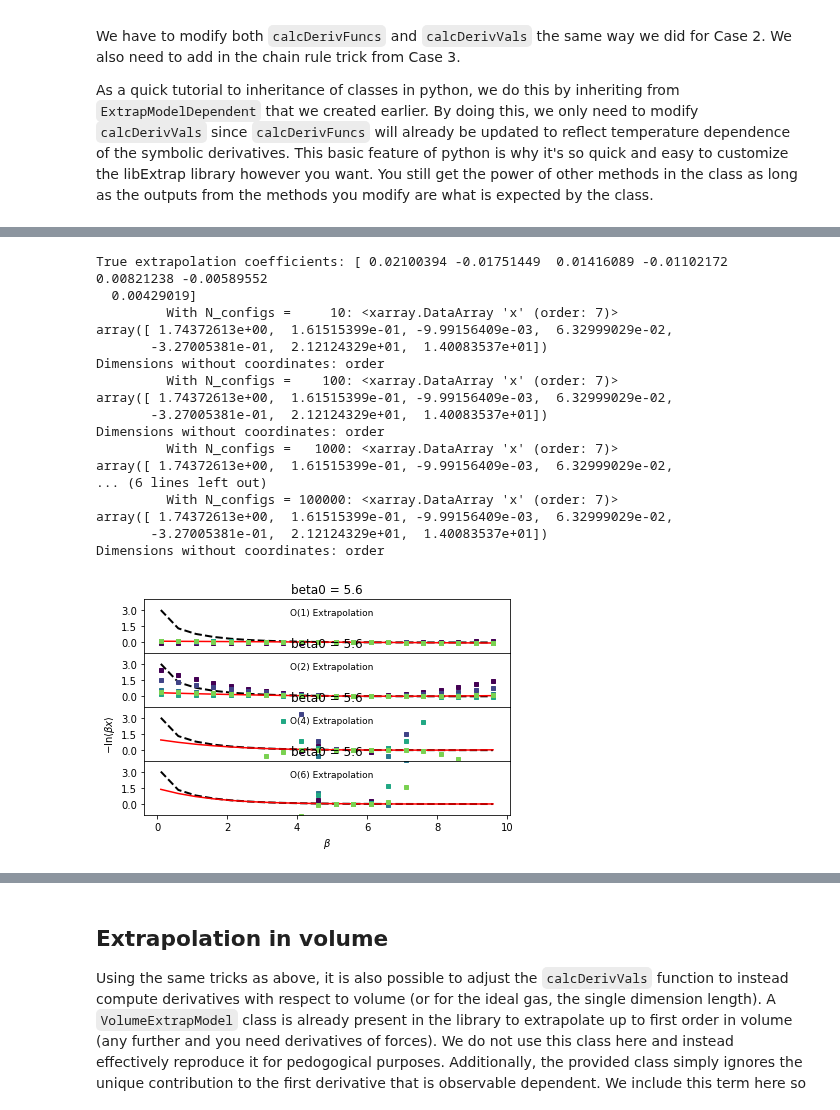
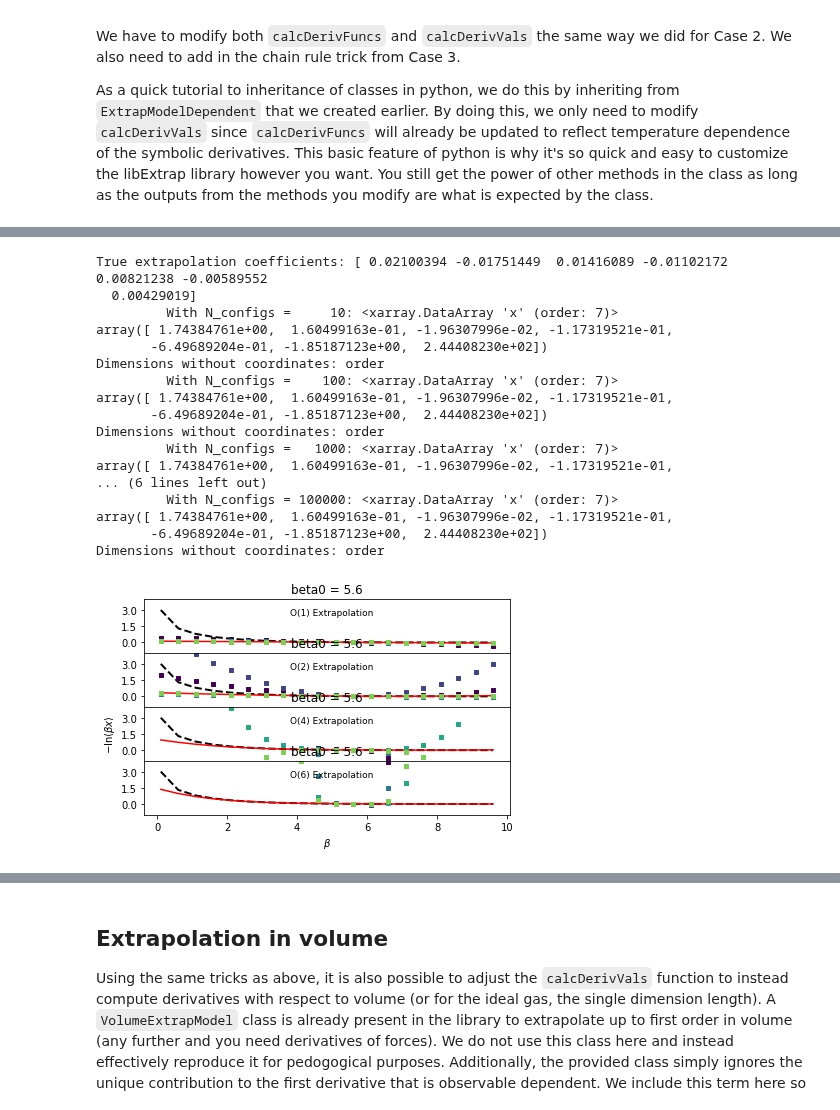
Before and after one commit to usnistgov/thermoextrap-archive, a Jupyter notebook: Ideal_Gas_Example_new.ipynb, the cells around one changed output, grey strips where cells are left out. Saved outputs shown, nothing was run; the diff lists cells and outputs as text; code cells hidden in the pictures.

```diff
--- a/Ideal_Gas_Example_new.ipynb
+++ b/Ideal_Gas_Example_new.ipynb
@@ -880,8 +1028,10 @@ class LogAvgExtrapModel(ExtrapModel):
         return derivVals
 # %%
 #Create and train extrapolation model
-xem_log = xpan_beta.factory_extrapmodel(order=extOrders[-1], alpha0=refBeta, xv=xdata, uv=udata,
-                                        xalpha=False, central=True, minus_log=True)
+xem_log = xpan_beta.factory_extrapmodel(
+    alpha0=refBeta, minus_log=True,
+    data=xpan_beta.DataStatsCovVals.from_vals(
+        order=extOrders[-1],xv=xdata, uv=udata, deriv=None, central=True))
 
 #Note that we handled the -log calculation in the definition of the derivatives (even at zeroth order).
 #This means we want to just pass data, not the -log of the data.
@@ -1001,8 +1151,12 @@ for i, n in enumerate(nsampvals):
     thisinds = np.random.choice(len(xdata), size=n, replace=False)
 
     #Get parameters for extrapolation model with this data by training it - the parameters are the derivatives
-    xem_log = xpan_beta.factory_extrapmodel(extOrders[-1], refBeta, udata[thisinds], xdata[thisinds],
-                                           central=True, minus_log=True)
+    xem_log = xpan_beta.factory_extrapmodel(
+        alpha0=refBeta, minus_log=True,
+        data=xpan_beta.DataStatsCovVals.from_vals(order=extOrders[-1],
+                                                  uv=udata[thisinds],
+                                                  xv=xdata[thisinds],
+                                                  central=True))
     out = xem_log.predict(betavals, cumsum=True)
     print('\t With N_configs = %6i: %s'%(n, str(xem_log.xcoefs(norm=False)))) #Have to flatten because observable is 1-D
     for j, o in enumerate(extOrders):
@@ -1153,8 +1307,13 @@ class LogAvgExtrapModelDependent(ExtrapModelDependent):
         return derivVals
 # %%
 #Create and train extrapolation model
-xem_log_dep = xpan_beta.factory_extrapmodel(extOrders[-1], refBeta, xv=xdataDepend, uv=udata,
-                                            central=True, xalpha=True, minus_log=True)
+xem_log_dep = xpan_beta.factory_extrapmodel(
+    alpha0=refBeta, minus_log=True,
+    data=xpan_beta.DataStatsCovVals.from_vals(order=extOrders[-1],
+                                              xv=xdataDepend,
+                                              uv=udata,
+                                              central=True,
+                                              deriv='deriv'))
 
 #Note that we handled the -log calculation in the definition of the derivatives (even at zeroth order).
 #This means we want to just pass data, not the -log of the data.
@@ -1248,11 +1407,3 @@ Bootstrapped uncertainties in predictions:
-# %%
-    xem_log = xpan_beta.factory_extrapmodel(extOrders[-1], refBeta, udata[thisinds], xdata[thisinds],
-                                           central=True, minus_log=True)
-    out = xem_log.predict(betavals, cumsum=True)
-    print('\t With N_configs = %6i: %s'%(n, str(xem_log.xcoefs(norm=False)))) #Have to flatten because observable is 1-D
-    for j, o in enumerate(extOrders):
-        out.sel(order=o).plot(marker='s', ms=4, color=nsampcolors[i], ls='None', label='N={}'.format(n),
-                              ax=ax[j])
 # %%
 #Repeat comparison of results, but for -ln<B*x>, the most complicated case
 
@@ -1291,8 +1442,13 @@ for i, n in enumerate(nsampvals):
     thisinds = np.random.choice(len(xdata), size=n, replace=False)
 
     #Get parameters for extrapolation model with this data by training it - the parameters are the derivatives
-    xem_log_dep = xpan_beta.factory_extrapmodel(extOrders[-1], refBeta, udata[thisinds], xdataDepend[thisinds],
-                                           central=True, minus_log=True, xalpha=True)
+    xem_log_dep = xpan_beta.factory_extrapmodel(
+        alpha0=refBeta, minus_log=True,
+        data=xpan_beta.DataStatsCovVals.from_vals(order=extOrders[-1],
+                                                  uv=udata[thisinds],
+                                                  xv=xdataDepend[thisinds],
+                                                  deriv='deriv',
+                                                  central=True))
     out = xem_log_dep.predict(betavals, cumsum=True)
     print('\t With N_configs = %6i: %s'%(n, str(xem_log.xcoefs(norm=False)))) #Have to flatten because observable is 1-D
     for j, o in enumerate(extOrders):
@@ -1303,41 +1459,41 @@ for i, n in enumerate(nsampvals):
 #     thisext = extModelLogDepend.train(refBeta, xdataDepend[thisinds], udata[thisinds], saveParams=False)
 #     print('\t With N_configs = %6i: %s'%(n, str(thisext.flatten()))) #Have to flatten because observable is 1-D
 #     for j, o in enumerate(extOrders):
 #         dataExtrap = extModelLogDepend.predict(betavals, params=thisext, order=o)
 #         ax[j].plot(betavals, dataExtrap, 'o', markersize=4, color=nsampcolors[i], label='N=%i'%n)
 
 ax[2].set_ylabel(r'$-\mathrm{ln} \langle \beta x \rangle$')
 ax[-1].set_xlabel(r'$\beta$')
 
 for j, o in enumerate(extOrders):
     ax[j].annotate('O(%i) Extrapolation'%(o), xy=(0.4, 0.7), xycoords='axes fraction', fontsize=9)
 
 ax[0].set_ylim((-1.0, 4.0))
 ax[-1].yaxis.set_major_locator(mpl.ticker.MaxNLocator(nbins=4, prune='both'))
 
 fig.tight_layout()
 fig.subplots_adjust(hspace=0.0)
 
 plt.show()
 # %% [output]
 True extrapolation coefficients: [ 0.02100394 -0.01751449  0.01416089 -0.01102172  0.00821238 -0.00589552
   0.00429019]
          With N_configs =     10: <xarray.DataArray 'x' (order: 7)>
-array([ 1.74372613e+00,  1.61515399e-01, -9.99156409e-03,  6.32999029e-02,
-       -3.27005381e-01,  2.12124329e+01,  1.40083537e+01])
+array([ 1.74384761e+00,  1.60499163e-01, -1.96307996e-02, -1.17319521e-01,
+       -6.49689204e-01, -1.85187123e+00,  2.44408230e+02])
 Dimensions without coordinates: order
          With N_configs =    100: <xarray.DataArray 'x' (order: 7)>
-array([ 1.74372613e+00,  1.61515399e-01, -9.99156409e-03,  6.32999029e-02,
-       -3.27005381e-01,  2.12124329e+01,  1.40083537e+01])
+array([ 1.74384761e+00,  1.60499163e-01, -1.96307996e-02, -1.17319521e-01,
+       -6.49689204e-01, -1.85187123e+00,  2.44408230e+02])
 Dimensions without coordinates: order
          With N_configs =   1000: <xarray.DataArray 'x' (order: 7)>
-array([ 1.74372613e+00,  1.61515399e-01, -9.99156409e-03,  6.32999029e-02,
+array([ 1.74384761e+00,  1.60499163e-01, -1.96307996e-02, -1.17319521e-01,
 ... (6 lines left out)
          With N_configs = 100000: <xarray.DataArray 'x' (order: 7)>
-array([ 1.74372613e+00,  1.61515399e-01, -9.99156409e-03,  6.32999029e-02,
-       -3.27005381e-01,  2.12124329e+01,  1.40083537e+01])
+array([ 1.74384761e+00,  1.60499163e-01, -1.96307996e-02, -1.17319521e-01,
+       -6.49689204e-01, -1.85187123e+00,  2.44408230e+02])
 Dimensions without coordinates: order
-[figure, old version]
+[figure, new version]
 # %%
 #Repeat comparison of results, but for -ln<B*x>, the most complicated case
 
```
Also changed, not shown: parts of 52 cells of this notebook, 7 other files.
